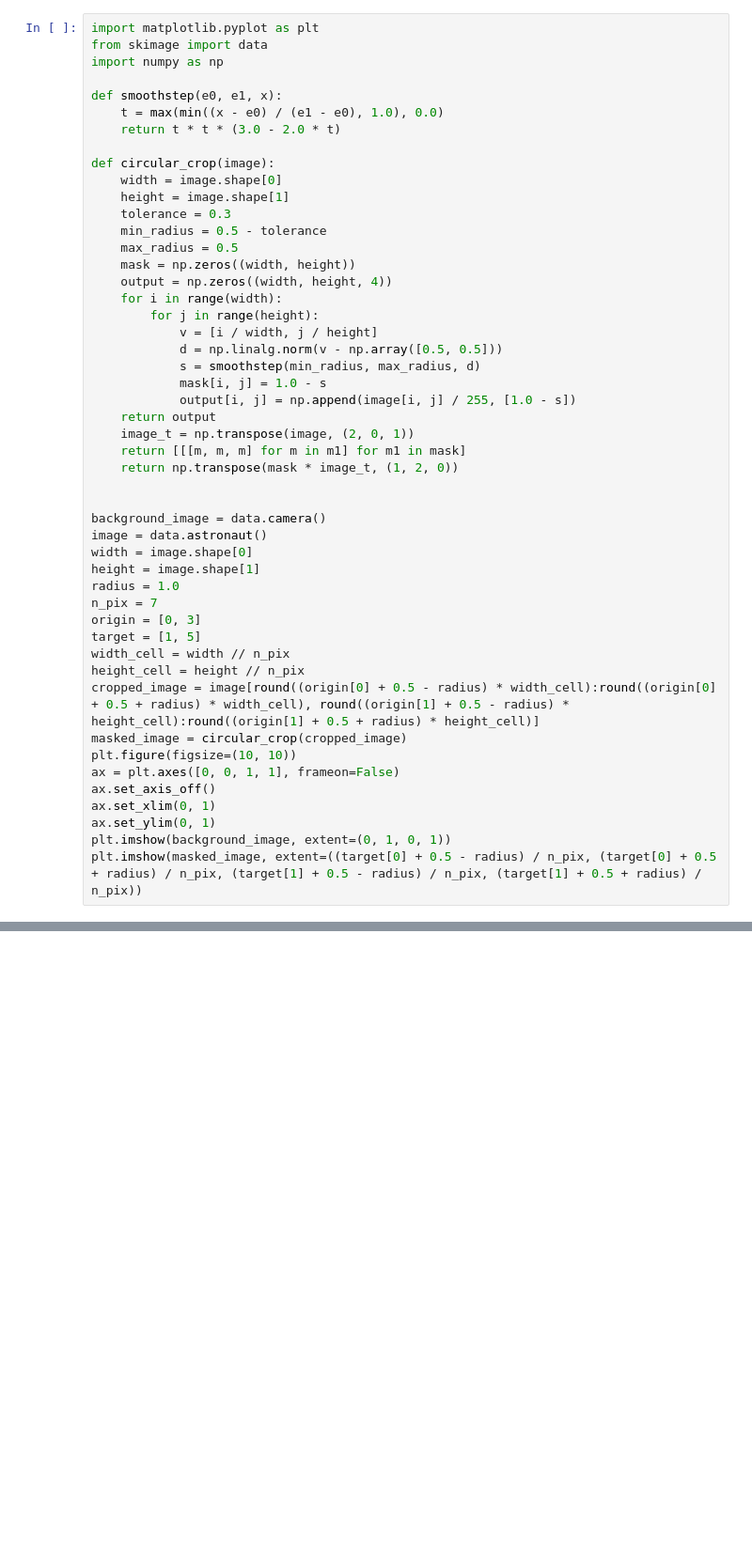
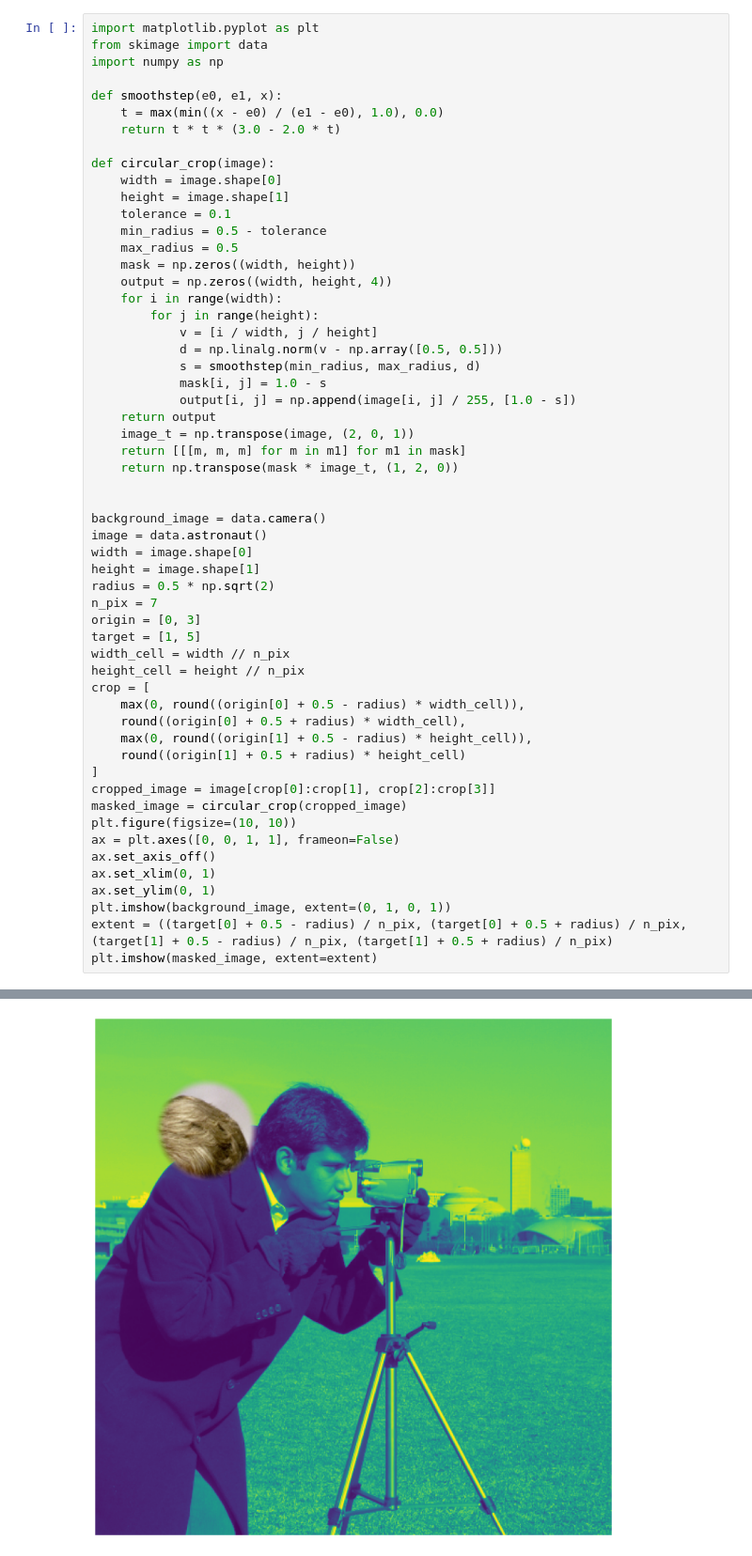
Before and after one commit to florenceboettger/visual-counterfactuals, a Jupyter notebook: test_image_merge.ipynb, the cells around one changed output, grey strips where cells are left out. Shown at 94% size. Saved outputs shown, nothing was run; the diff lists cells and outputs as text; blank space fills up the shorter version.

Commit message:
fixed extent

```diff
--- a/test_image_merge.ipynb
+++ b/test_image_merge.ipynb
@@ -10,7 +10,7 @@ def smoothstep(e0, e1, x):
 def circular_crop(image):
     width = image.shape[0]
     height = image.shape[1]
-    tolerance = 0.3
+    tolerance = 0.1
     min_radius = 0.5 - tolerance
     max_radius = 0.5
     mask = np.zeros((width, height))
@@ -32,13 +32,19 @@ background_image = data.camera()
 image = data.astronaut()
 width = image.shape[0]
 height = image.shape[1]
-radius = 1.0
+radius = 0.5 * np.sqrt(2)
 n_pix = 7
 origin = [0, 3]
 target = [1, 5]
 width_cell = width // n_pix
 height_cell = height // n_pix
-cropped_image = image[round((origin[0] + 0.5 - radius) * width_cell):round((origin[0] + 0.5 + radius) * width_cell), round((origin[1] + 0.5 - radius) * height_cell):round((origin[1] + 0.5 + radius) * height_cell)]
+crop = [
+    max(0, round((origin[0] + 0.5 - radius) * width_cell)),
+    round((origin[0] + 0.5 + radius) * width_cell),
+    max(0, round((origin[1] + 0.5 - radius) * height_cell)),
+    round((origin[1] + 0.5 + radius) * height_cell)
+]
+cropped_image = image[crop[0]:crop[1], crop[2]:crop[3]]
 masked_image = circular_crop(cropped_image)
 plt.figure(figsize=(10, 10))
 ax = plt.axes([0, 0, 1, 1], frameon=False)
@@ -46,5 +52,6 @@ ax.set_axis_off()
 ax.set_xlim(0, 1)
 ax.set_ylim(0, 1)
 plt.imshow(background_image, extent=(0, 1, 0, 1))
-plt.imshow(masked_image, extent=((target[0] + 0.5 - radius) / n_pix, (target[0] + 0.5 + radius) / n_pix, (target[1] + 0.5 - radius) / n_pix, (target[1] + 0.5 + radius) / n_pix))
+extent = ((target[0] + 0.5 - radius) / n_pix, (target[0] + 0.5 + radius) / n_pix, (target[1] + 0.5 - radius) / n_pix, (target[1] + 0.5 + radius) / n_pix)
+plt.imshow(masked_image, extent=extent)
 # %% [output]
@@ -51,0 +59 @@ TypeError: slice indices must be integers or None or have an __index__ method
+[figure, added]
```
Also changed, not shown: parts of 1 cell of this notebook, 1 other file.
